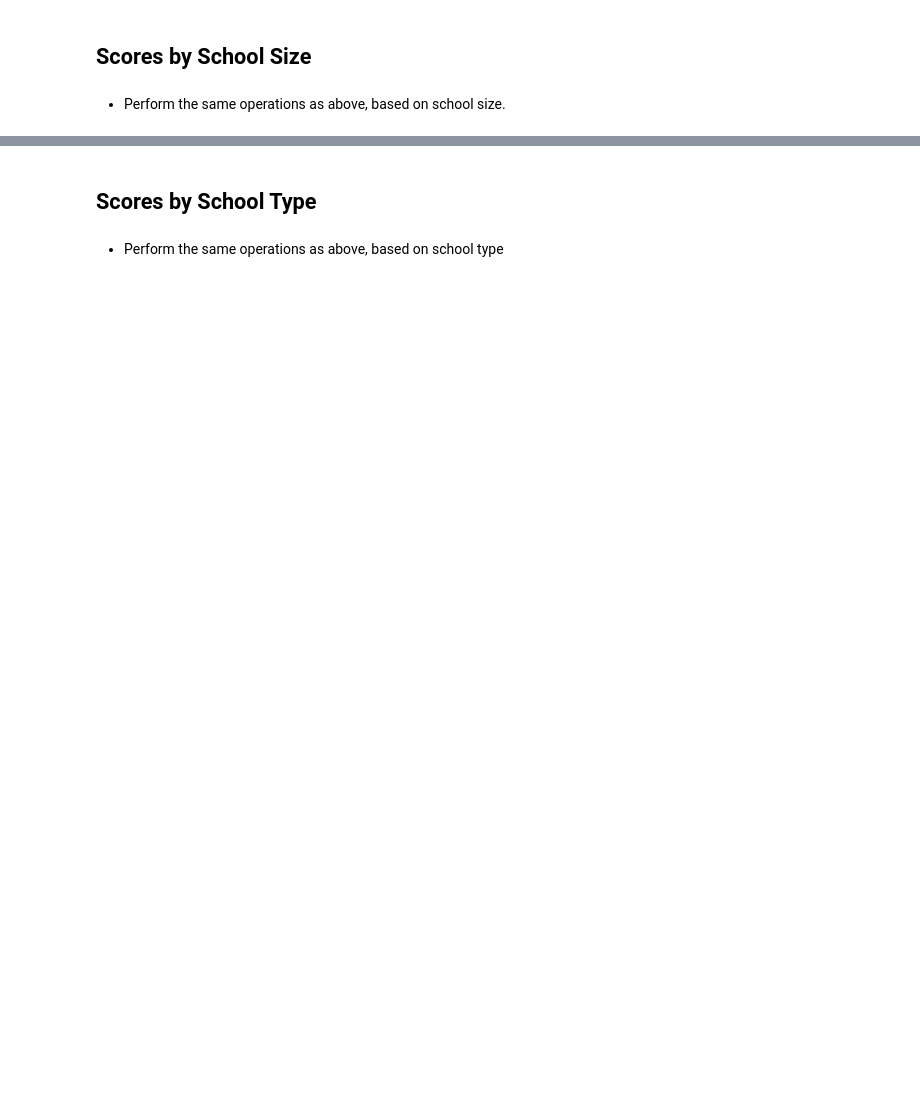
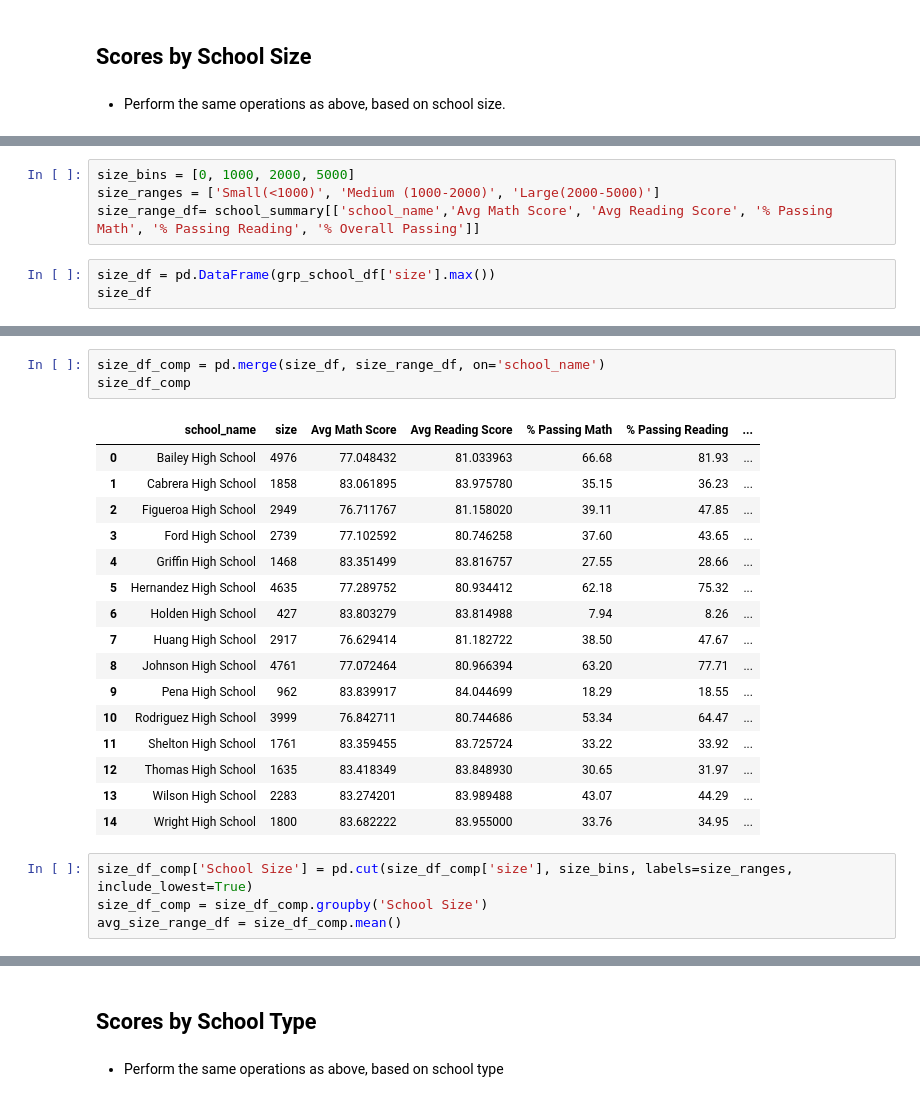
Before and after one commit to kle96/pandas-challenge, a Jupyter notebook: Instructions/PyCitySchools/PyCitySchools_starter.ipynb, the cells around one changed output, grey strips where cells are left out. Cells and saved outputs as stored; diff of their text form; blank space fills up the shorter version.

```diff
--- a/Instructions/PyCitySchools/PyCitySchools_starter.ipynb
+++ b/Instructions/PyCitySchools/PyCitySchools_starter.ipynb
@@ -554,0 +637,7 @@ school_summary
+# %%
+size_bins = [0, 1000, 2000, 5000]
+size_ranges = ['Small(<1000)', 'Medium (1000-2000)', 'Large(2000-5000)']
+size_range_df= school_summary[['school_name','Avg Math Score', 'Avg Reading Score', '% Passing Math', '% Passing Reading', '% Overall Passing']]
+# %%
+size_df = pd.DataFrame(grp_school_df['size'].max())
+size_df
@@ -554,0 +662,24 @@ school_summary
+# %%
+size_df_comp = pd.merge(size_df, size_range_df, on='school_name')
+size_df_comp
+# %% [output]
+|  | school_name | size | Avg Math Score | Avg Reading Score | % Passing Math | % Passing Reading | ... |
+| 0 | Bailey High School | 4976 | 77.048432 | 81.033963 | 66.68 | 81.93 | ... |
+| 1 | Cabrera High School | 1858 | 83.061895 | 83.975780 | 35.15 | 36.23 | ... |
+| 2 | Figueroa High School | 2949 | 76.711767 | 81.158020 | 39.11 | 47.85 | ... |
+| 3 | Ford High School | 2739 | 77.102592 | 80.746258 | 37.60 | 43.65 | ... |
+| 4 | Griffin High School | 1468 | 83.351499 | 83.816757 | 27.55 | 28.66 | ... |
+| 5 | Hernandez High School | 4635 | 77.289752 | 80.934412 | 62.18 | 75.32 | ... |
+| 6 | Holden High School | 427 | 83.803279 | 83.814988 | 7.94 | 8.26 | ... |
+| 7 | Huang High School | 2917 | 76.629414 | 81.182722 | 38.50 | 47.67 | ... |
+| 8 | Johnson High School | 4761 | 77.072464 | 80.966394 | 63.20 | 77.71 | ... |
+| 9 | Pena High School | 962 | 83.839917 | 84.044699 | 18.29 | 18.55 | ... |
+| 10 | Rodriguez High School | 3999 | 76.842711 | 80.744686 | 53.34 | 64.47 | ... |
+| 11 | Shelton High School | 1761 | 83.359455 | 83.725724 | 33.22 | 33.92 | ... |
+| 12 | Thomas High School | 1635 | 83.418349 | 83.848930 | 30.65 | 31.97 | ... |
+| 13 | Wilson High School | 2283 | 83.274201 | 83.989488 | 43.07 | 44.29 | ... |
+| 14 | Wright High School | 1800 | 83.682222 | 83.955000 | 33.76 | 34.95 | ... |
+# %%
+size_df_comp['School Size'] = pd.cut(size_df_comp['size'], size_bins, labels=size_ranges, include_lowest=True)
+size_df_comp = size_df_comp.groupby('School Size')
+avg_size_range_df = size_df_comp.mean()
```
Also changed, not shown: parts of 28 cells of this notebook.
